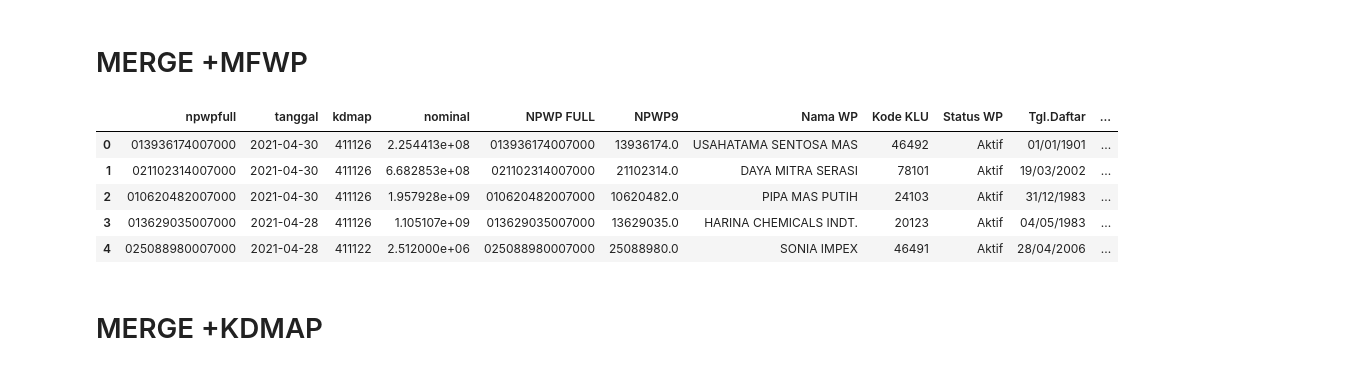
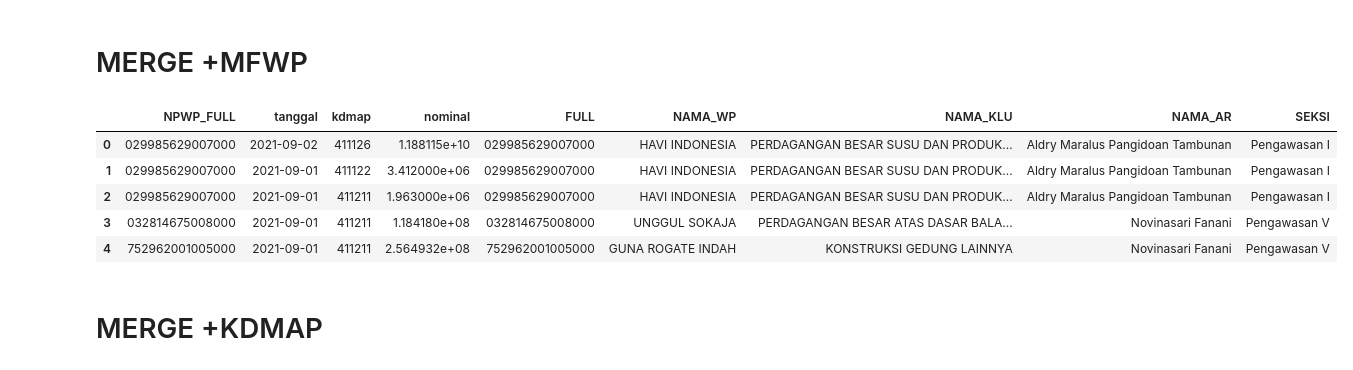
Before and after one commit to Gengsu07/MPNInfo_Notebook, a Jupyter notebook: SPMKP.ipynb, the cells around one changed output. Drawn from its saved outputs; the diff is of its cells as text; code cells hidden in the pictures.

```diff
--- a/SPMKP.ipynb
+++ b/SPMKP.ipynb
@@ -19,7 +19,8 @@ db_connection = mysql.connect(host = "10.4.19.15",
 # %% [markdown]
 # READ FILE
 # %%
-mfwp = pd.read_csv('D:\DATA KANTOR\MASTERFILE\MFWP_AR_baru.csv',sep=';', dtype={'NPWP FULL':'str','Kode KLU':'str'})
+mfwp = pd.read_excel('D:\DATA KANTOR\MASTERFILE\AFTER SMO 24MEI2021\Masterfile-007_sandingsidjp_Coro_per12Juli2021.xlsx',
+usecols=['FULL','NAMA_WP','NAMA_KLU','NAMA_AR','SEKSI'], dtype={'FULL':'str','NAMA_KLU':'str'},engine = 'openpyxl')
 kdmap = pd.read_excel('D:\DATA KANTOR\MASTERFILE\KODE_MAP_FILTERED.xlsx', engine='openpyxl', dtype={'KD MAP':'str'})
 # %% [markdown]
 ### QUERY
@@ -43,8 +44,8 @@ spmkp.head()
 # %% [markdown]
 ### ADD, DROP, URUTKAN
 # %%
-spmkp['npwpfull']= spmkp.npwp + spmkp.kpp + spmkp.cabang
+spmkp['NPWP_FULL']= spmkp.npwp + spmkp.kpp + spmkp.cabang
 spmkp = spmkp.drop(['id','admin','npwp','kpp','cabang','bulan','tahun'], axis=1)
-spmkp = spmkp[['npwpfull','tanggal','kdmap','nominal']]
+spmkp = spmkp[['NPWP_FULL','tanggal','kdmap','nominal']]
 spmkp.head()
 # %% [output]
@@ -65,15 +66,15 @@ dtype: object
 # %% [markdown]
 # MERGE +MFWP
 # %%
-spmkp_ar = pd.merge(left=spmkp, right=mfwp,left_on='npwpfull', right_on='NPWP FULL',how='left')
+spmkp_ar = pd.merge(left=spmkp, right=mfwp,left_on='NPWP_FULL', right_on='FULL',how='left')
 spmkp_ar.head()
 # %% [output]
-|  | npwpfull | tanggal | kdmap | nominal | NPWP FULL | NPWP9 | Nama WP | Kode KLU | Status WP | Tgl.Daftar | ... |
-| 0 | 013936174007000 | 2021-04-30 | 411126 | 2.254413e+08 | 013936174007000 | 13936174.0 | USAHATAMA SENTOSA MAS | 46492 | Aktif | 01/01/1901 | ... |
-| 1 | 021102314007000 | 2021-04-30 | 411126 | 6.682853e+08 | 021102314007000 | 21102314.0 | DAYA MITRA SERASI | 78101 | Aktif | 19/03/2002 | ... |
-| 2 | 010620482007000 | 2021-04-30 | 411126 | 1.957928e+09 | 010620482007000 | 10620482.0 | PIPA MAS PUTIH | 24103 | Aktif | 31/12/1983 | ... |
-| 3 | 013629035007000 | 2021-04-28 | 411126 | 1.105107e+09 | 013629035007000 | 13629035.0 | HARINA CHEMICALS INDT. | 20123 | Aktif | 04/05/1983 | ... |
-| 4 | 025088980007000 | 2021-04-28 | 411122 | 2.512000e+06 | 025088980007000 | 25088980.0 | SONIA IMPEX | 46491 | Aktif | 28/04/2006 | ... |
+|  | NPWP_FULL | tanggal | kdmap | nominal | FULL | NAMA_WP | NAMA_KLU | NAMA_AR | SEKSI |
+| 0 | 029985629007000 | 2021-09-02 | 411126 | 1.188115e+10 | 029985629007000 | HAVI INDONESIA | PERDAGANGAN BESAR SUSU DAN PRODUK... | Aldry Maralus Pangidoan Tambunan | Pengawasan I |
+| 1 | 029985629007000 | 2021-09-01 | 411122 | 3.412000e+06 | 029985629007000 | HAVI INDONESIA | PERDAGANGAN BESAR SUSU DAN PRODUK... | Aldry Maralus Pangidoan Tambunan | Pengawasan I |
+| 2 | 029985629007000 | 2021-09-01 | 411211 | 1.963000e+06 | 029985629007000 | HAVI INDONESIA | PERDAGANGAN BESAR SUSU DAN PRODUK... | Aldry Maralus Pangidoan Tambunan | Pengawasan I |
+| 3 | 032814675008000 | 2021-09-01 | 411211 | 1.184180e+08 | 032814675008000 | UNGGUL SOKAJA | PERDAGANGAN BESAR ATAS DASAR BALA... | Novinasari Fanani | Pengawasan V |
+| 4 | 752962001005000 | 2021-09-01 | 411211 | 2.564932e+08 | 752962001005000 | GUNA ROGATE INDAH | KONSTRUKSI GEDUNG LAINNYA | Novinasari Fanani | Pengawasan V |
 # %% [markdown]
 # MERGE +KDMAP
 # %%
```
Also changed, not shown: parts of 10 cells of this notebook, 15 other files.
